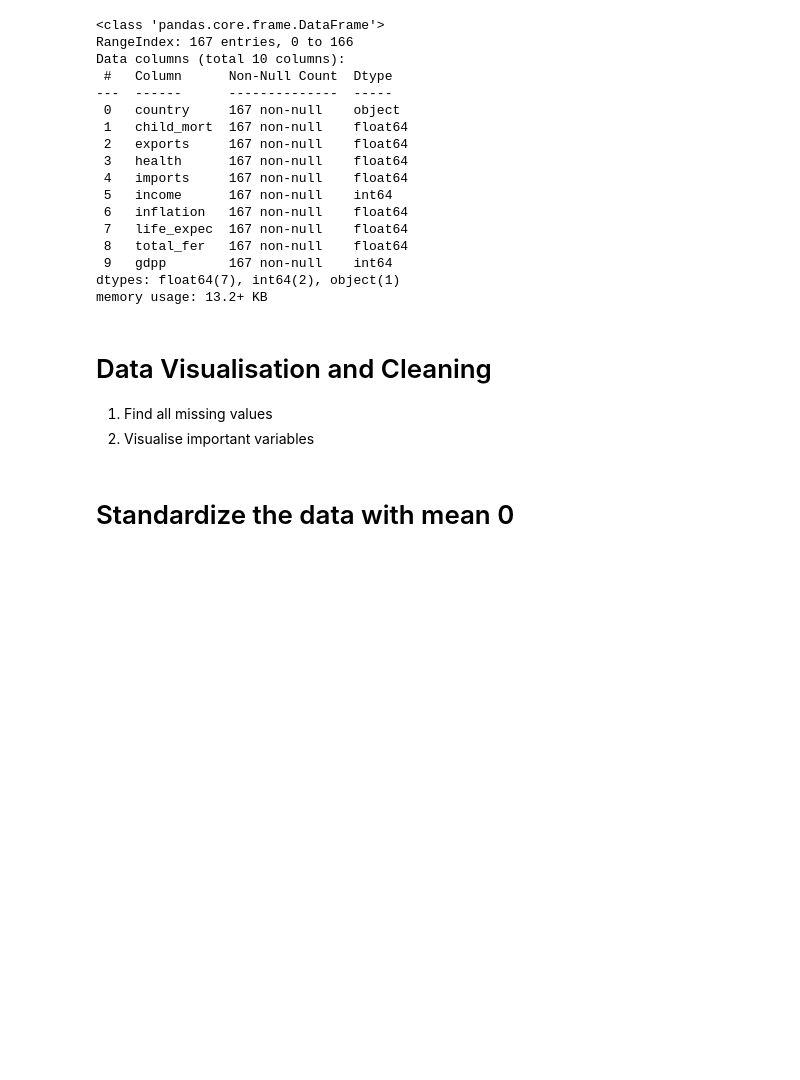
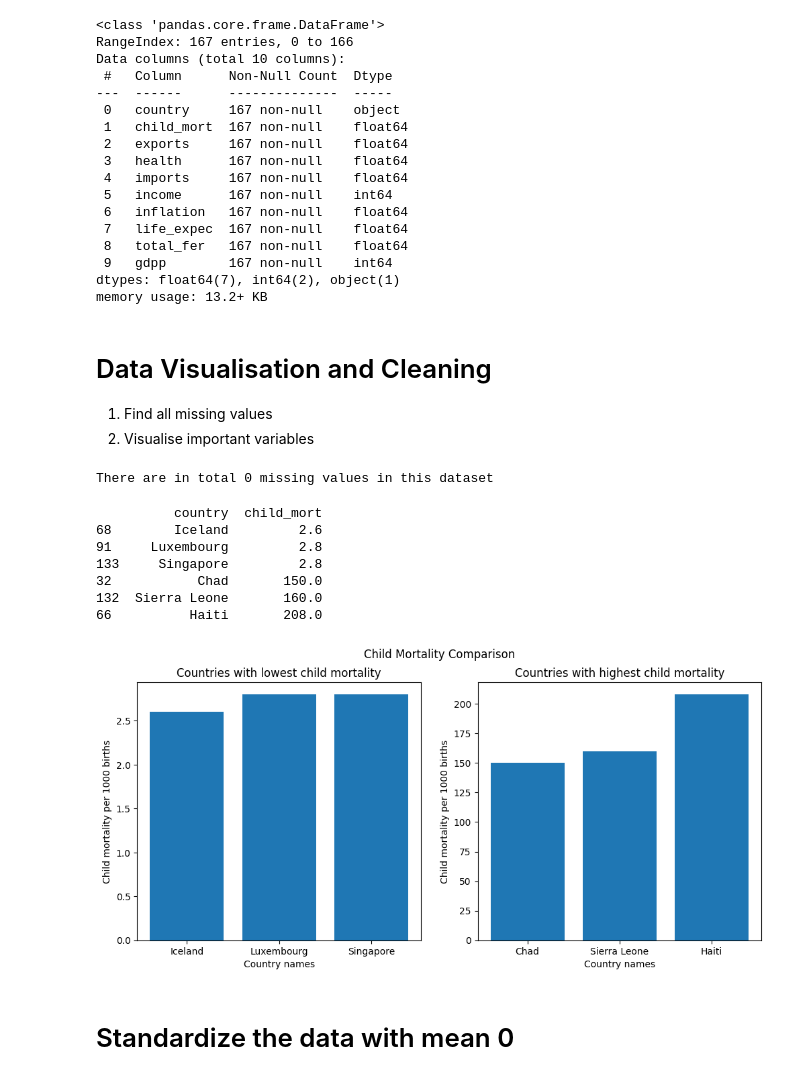
Before and after one commit to Lukas2010/Country-data, a Jupyter notebook: unsupervised-learning-country-data.ipynb, the cells around one changed output. Saved outputs shown, nothing was run; the diff lists cells and outputs as text; code cells hidden in the pictures; blank space fills up the shorter version.

Commit message:
Kaggle Notebook | Unsupervised learning - Country Data | Version 3

```diff
--- a/unsupervised-learning-country-data.ipynb
+++ b/unsupervised-learning-country-data.ipynb
@@ -67,6 +68,45 @@ memory usage: 13.2+ KB
 
 1. Find all missing values
 2.  Visualise important variables
+# %%
+# 1. Missing values
+
+print("There are in total", data.isnull().sum().sum(), "missing values in this dataset")
+# %% [output]
+There are in total 0 missing values in this dataset
+# %%
+# 2. Visualisation
+
+# Countries with highest and lowest child mortality
+
+child_mort_comp = data.sort_values(by = ["child_mort"]).loc[:,["country", "child_mort"]].iloc[[0,1,2,164,165,166],:]
+
+print(child_mort_comp)
+
+fig,axs = plt.subplots(1,2,figsize=(12, 5))
+
+axs[0].bar(child_mort_comp.iloc[0:3,0], child_mort_comp.iloc[0:3,1])
+axs[0].set_title("Countries with lowest child mortality")
+axs[0].set_xlabel("Country names")
+axs[0].set_ylabel("Child mortality per 1000 births")
+
+axs[1].bar(child_mort_comp.iloc[3:6,0], child_mort_comp.iloc[3:6,1])
+axs[1].set_title("Countries with highest child mortality")
+axs[1].set_xlabel("Country names")
+axs[1].set_ylabel("Child mortality per 1000 births")
+
+fig.suptitle("Child Mortality Comparison")
+
+plt.show()
+# %% [output]
+          country  child_mort
+68        Iceland         2.6
+91     Luxembourg         2.8
+133     Singapore         2.8
+32           Chad       150.0
+132  Sierra Leone       160.0
+66          Haiti       208.0
+[figure, added]
 # %% [markdown]
 # Standardize the data with mean 0
 # %% [markdown]
```
Also changed, not shown: parts of 1 cell of this notebook.
